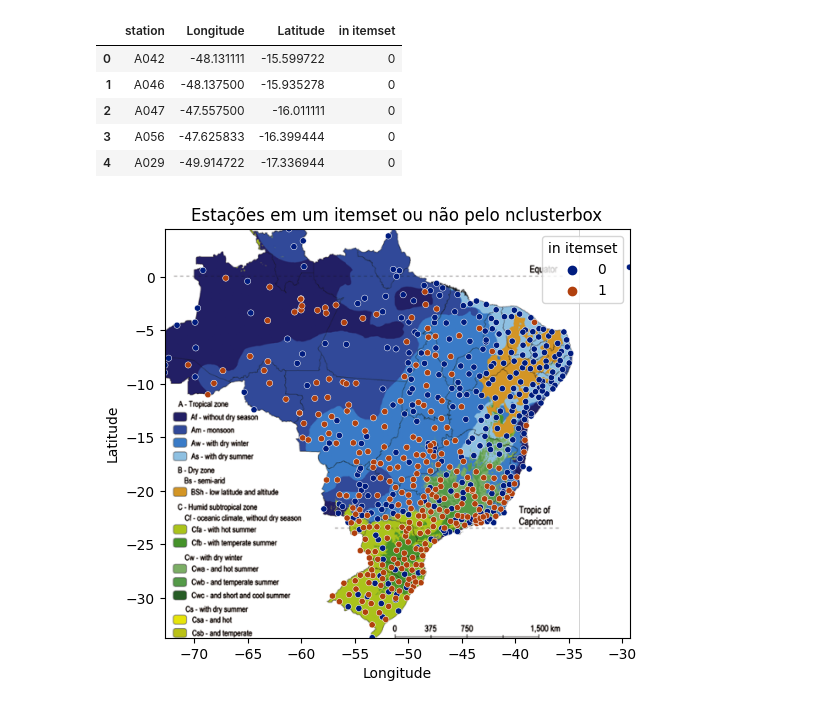
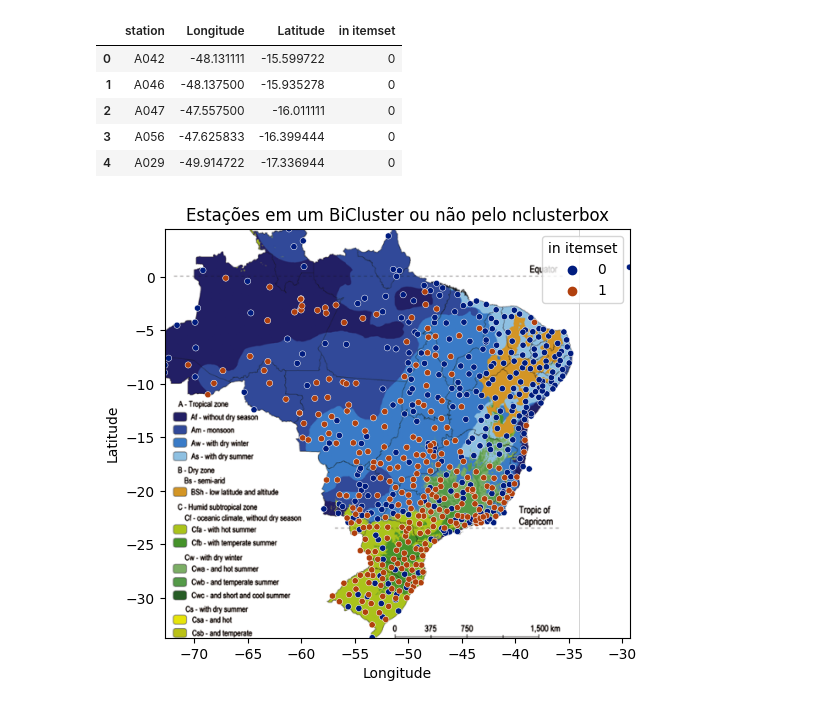
Before and after one commit to davilbs/TP_MDA, a Jupyter notebook: notebooks/5-dsc-weekly-nclusterbox-10-threshold.ipynb, the cells around one changed output. Saved outputs shown, nothing was run; the diff lists cells and outputs as text; code cells hidden in the pictures.

```diff
--- a/notebooks/5-dsc-weekly-nclusterbox-10-threshold.ipynb
+++ b/notebooks/5-dsc-weekly-nclusterbox-10-threshold.ipynb
@@ -174,15 +174,15 @@ climate_background_img = plt.imread('assets/mapa_trab2.png')
 # %%
 fig, ax = plt.subplots(figsize = (6,6))
 sns.scatterplot(data=chosen_and_not_df, x='Longitude', y='Latitude', hue='in itemset', ax=ax, s=20,
                 palette='dark')
-ax.set_title('Estações em um itemset ou não pelo nclusterbox')
+ax.set_title('Estações em um BiCluster ou não pelo nclusterbox')
 ax.set_xlim(BBox[0],BBox[1])
 ax.set_ylim(BBox[2],BBox[3])
 img_bbox = (-72.78666666, -34.0, -34.0, 4.47749999)
 ax.imshow(climate_background_img, zorder=0, extent = img_bbox, aspect= 'equal')
 plt.ylabel("Latitude")
 plt.xlabel("Longitude")
 plt.savefig("./assets/nclusterbox-itemset-and-not-climate.png")
 plt.show()
 # %% [output]
-[figure, old version]
+[figure, new version]
```
Also changed, not shown: parts of 1 cell of this notebook, 1 other file.
